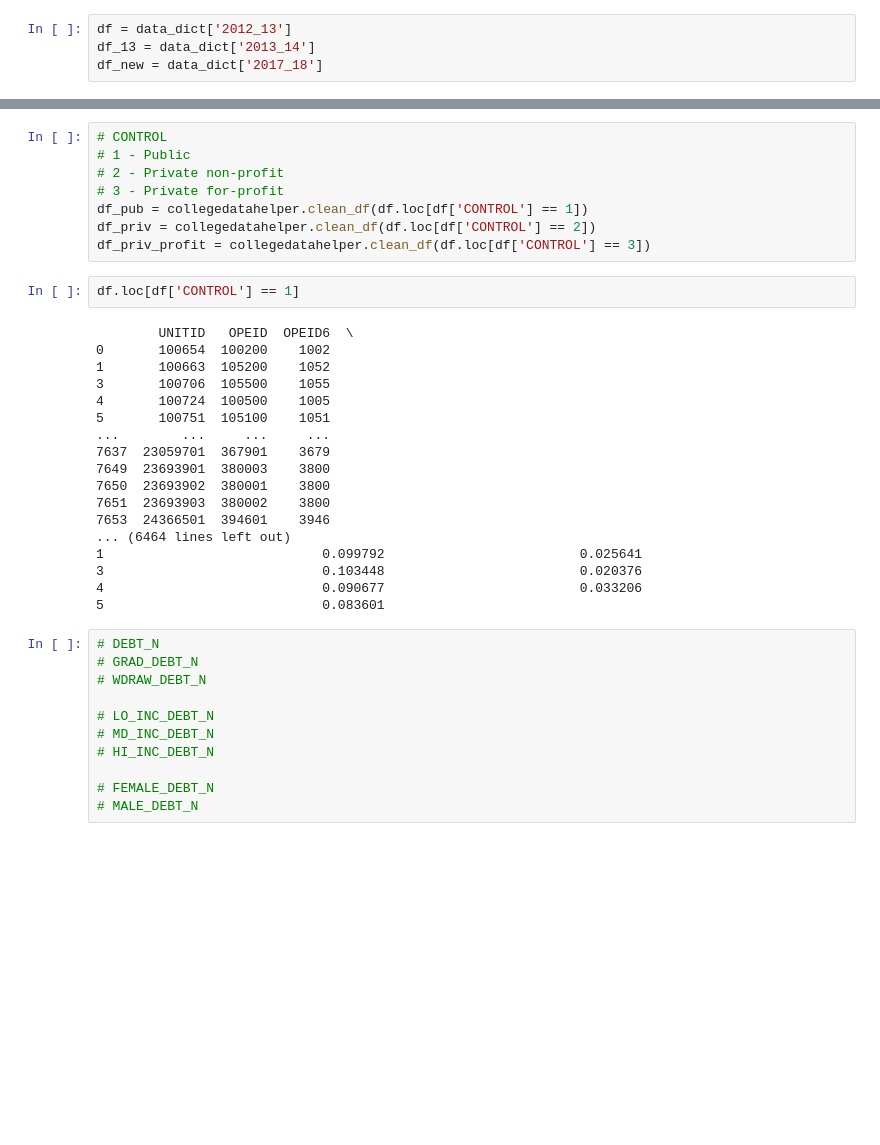
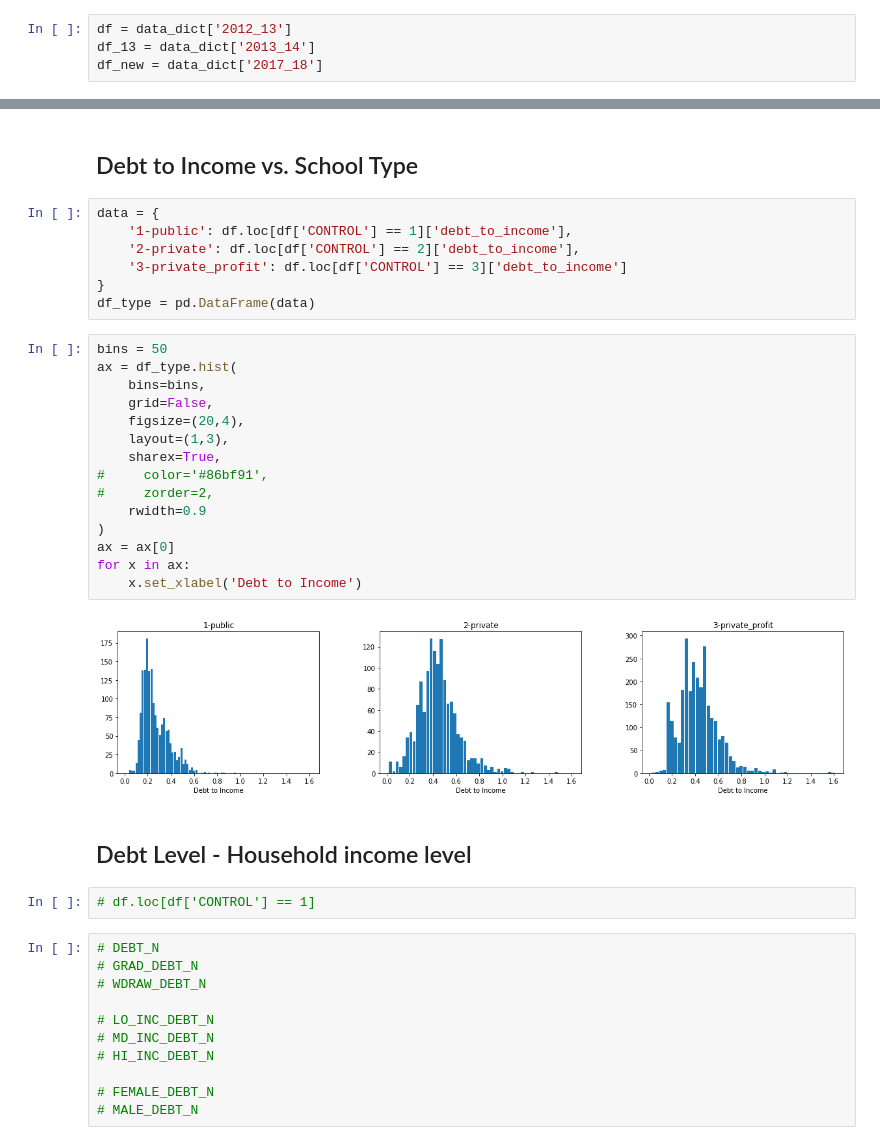
Before and after one commit to Data-Science-Business-Analytics/data-science-business-analytics-final-project, a Jupyter notebook: 00-sandbox.ipynb, the cells around one changed output, grey strips where cells are left out. Saved outputs shown, nothing was run; the diff lists cells and outputs as text; blank space fills up the shorter version.

```diff
--- a/00-sandbox.ipynb
+++ b/00-sandbox.ipynb
@@ -30,31 +112,33 @@ df_new = data_dict['2017_18']
+# %% [markdown]
+## Debt to Income vs. School Type
 # %%
-# CONTROL
-# 1 - Public
-# 2 - Private non-profit
-# 3 - Private for-profit
-df_pub = collegedatahelper.clean_df(df.loc[df['CONTROL'] == 1])
-df_priv = collegedatahelper.clean_df(df.loc[df['CONTROL'] == 2])
-df_priv_profit = collegedatahelper.clean_df(df.loc[df['CONTROL'] == 3])
+data = {
+    '1-public': df.loc[df['CONTROL'] == 1]['debt_to_income'],
+    '2-private': df.loc[df['CONTROL'] == 2]['debt_to_income'],
+    '3-private_profit': df.loc[df['CONTROL'] == 3]['debt_to_income']
+}
+df_type = pd.DataFrame(data)
+# %%
+bins = 50
+ax = df_type.hist(
+    bins=bins,
+    grid=False,
+    figsize=(20,4),
+    layout=(1,3),
+    sharex=True,
+#     color='#86bf91',
+#     zorder=2,
+    rwidth=0.9
+)
+ax = ax[0]
+for x in ax:
+    x.set_xlabel('Debt to Income')
+# %% [output]
+[figure, added]
+# %% [markdown]
+## Debt Level - Household income level
 # %%
-df.loc[df['CONTROL'] == 1]
+# df.loc[df['CONTROL'] == 1]
-# %% [output]
-        UNITID   OPEID  OPEID6  \
-0       100654  100200    1002
-1       100663  105200    1052
-3       100706  105500    1055
-4       100724  100500    1005
-5       100751  105100    1051
-...        ...     ...     ...
-7637  23059701  367901    3679
-7649  23693901  380003    3800
-7650  23693902  380001    3800
-7651  23693903  380002    3800
-7653  24366501  394601    3946
-... (6464 lines left out)
-1                            0.099792                         0.025641
-3                            0.103448                         0.020376
-4                            0.090677                         0.033206
-5                            0.083601
 # %%
 # DEBT_N
 # GRAD_DEBT_N
```
Also changed, not shown: parts of 32 cells of this notebook, 1 other file.
